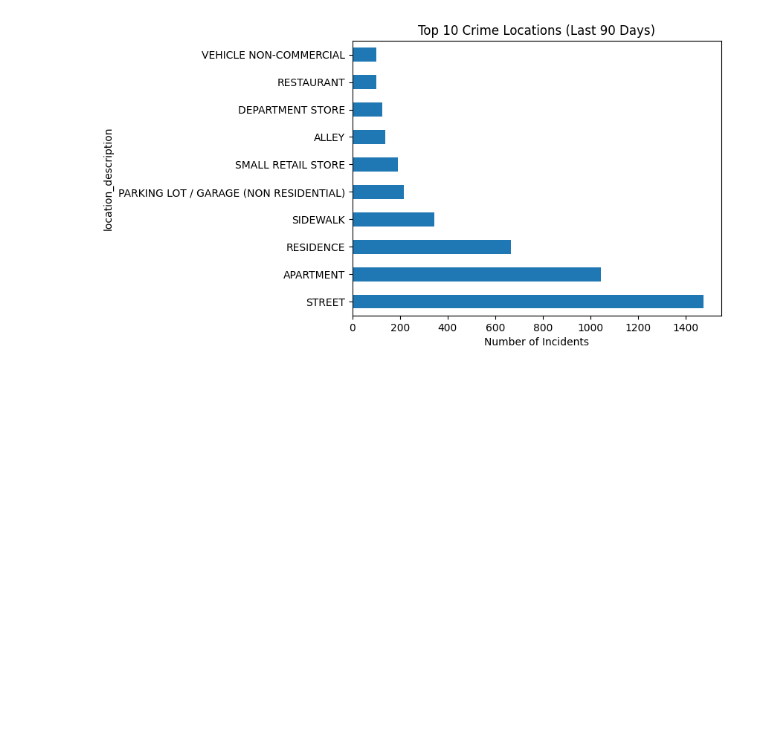
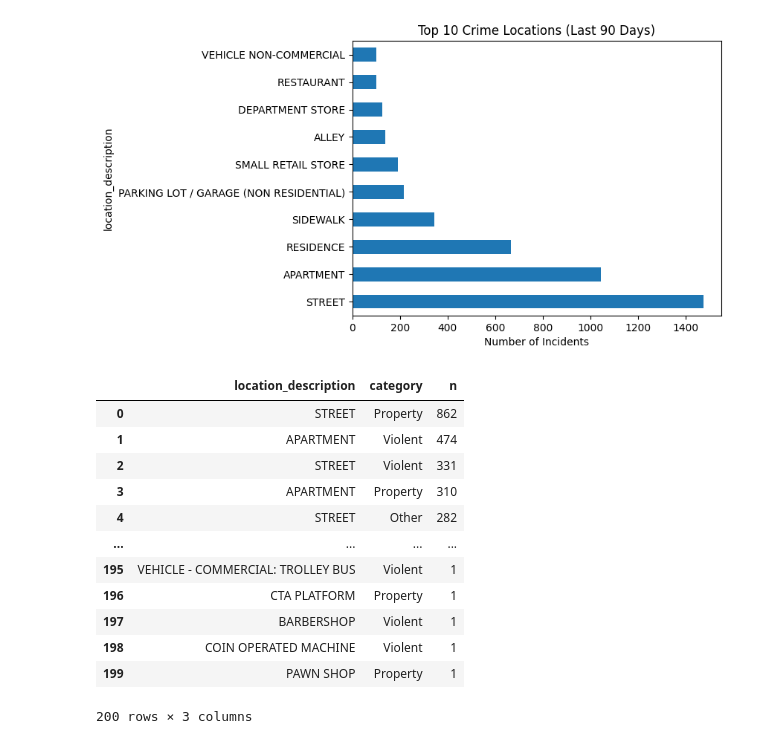
Before and after one commit to Jonah-Schwartz521/Chicago_Crime_Pipeline, a Jupyter notebook: notebooks/eda/eda.ipynb, the cells around one changed output. Cells and saved outputs as stored; diff of their text form; code cells hidden in the pictures; blank space fills up the shorter version.

```diff
--- a/notebooks/eda/eda.ipynb
+++ b/notebooks/eda/eda.ipynb
@@ -397,3 +397,34 @@ plt.xlabel("Number of Incidents")
 plt.show()
 # %% [output]
 [figure]
+# %%
+# Hotspots by crime type
+df_loc_type = q("""
+SELECT
+    location_description,
+    CASE
+        WHEN primary_type IN ('HOMICIDE','ASSAULT','BATTERY','ROBBERY','CRIMINAL SEXUAL ASSAULT') THEN 'Violent'
+        WHEN primary_type IN ('BURGLARY','THEFT','MOTOR VEHICLE THEFT','ARSON','CRIMINAL DAMAGE') THEN 'Property'
+        ELSE 'Other'
+    END AS category,
+    COUNT(*) AS n
+FROM public_stg.stg_chicago_crimes
+WHERE date >= NOW() - INTERVAL '90 days'
+GROUP BY 1, 2
+ORDER BY n DESC;
+""")
+df_loc_type
+# %% [output]
+|  | location_description | category | n |
+| 0 | STREET | Property | 862 |
+| 1 | APARTMENT | Violent | 474 |
+| 2 | STREET | Violent | 331 |
+| 3 | APARTMENT | Property | 310 |
+| 4 | STREET | Other | 282 |
+| ... | ... | ... | ... |
+| 195 | VEHICLE - COMMERCIAL: TROLLEY BUS | Violent | 1 |
+| 196 | CTA PLATFORM | Property | 1 |
+| 197 | BARBERSHOP | Violent | 1 |
+| 198 | COIN OPERATED MACHINE | Violent | 1 |
+| 199 | PAWN SHOP | Property | 1 |
+200 rows × 3 columns
```
Also changed, not shown: parts of 1 cell of this notebook.
